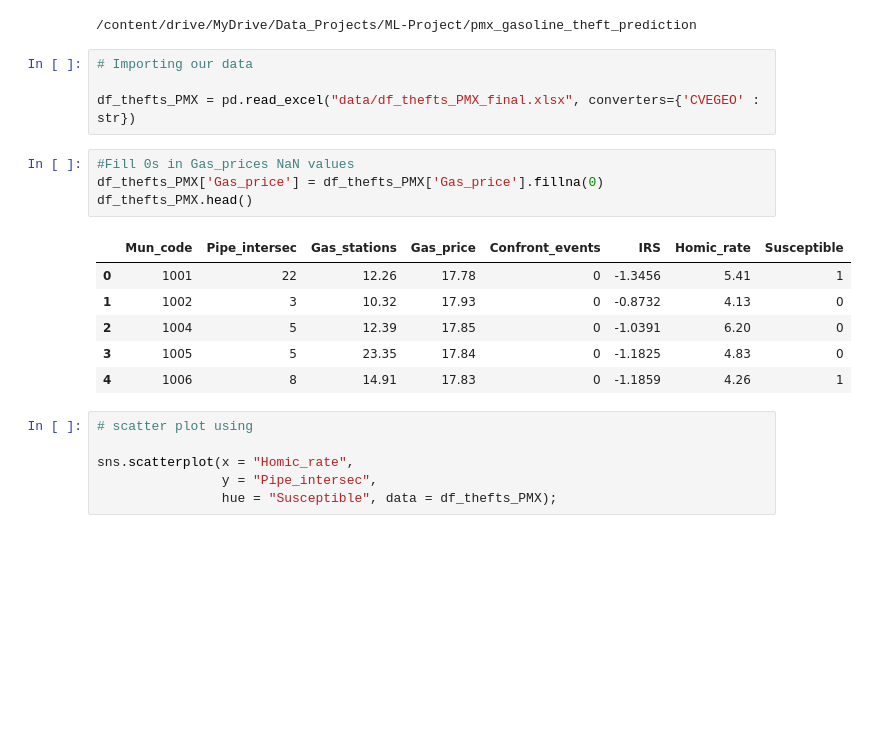
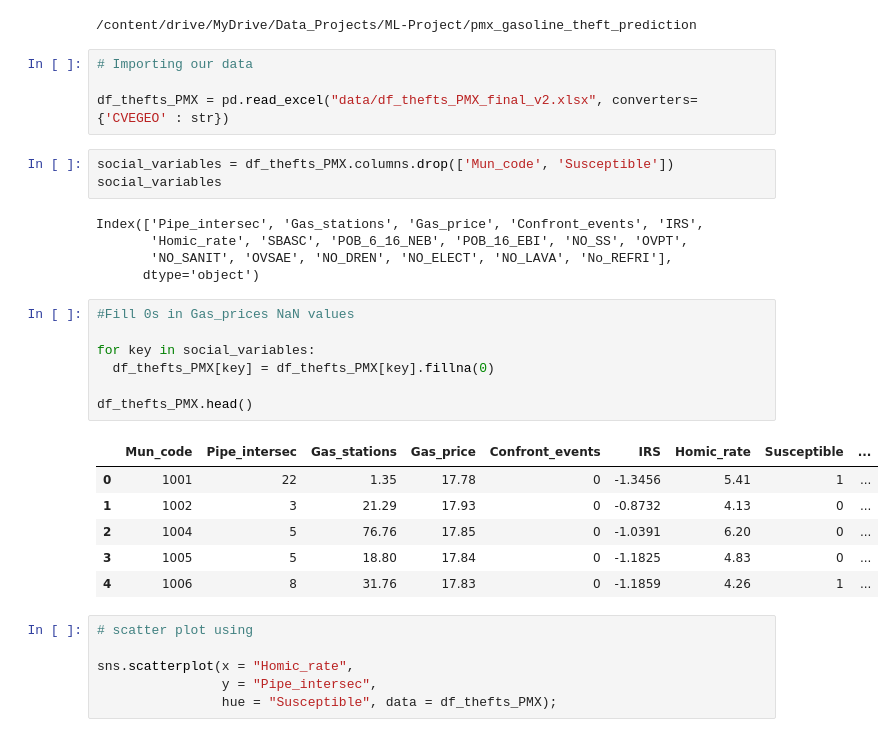
Before and after one commit to jurjoroa/ml_theft_project, a Jupyter notebook: analysis/10_Model_test.ipynb, the cells around one changed output. Drawn from its saved outputs; the diff is of its cells as text; blank space fills up the shorter version.

```diff
--- a/analysis/10_Model_test.ipynb
+++ b/analysis/10_Model_test.ipynb
@@ -20,18 +20,29 @@ Mounted at /content/drive
 # %%
 # Importing our data
 
-df_thefts_PMX = pd.read_excel("data/df_thefts_PMX_final.xlsx", converters={'CVEGEO' : str})
+df_thefts_PMX = pd.read_excel("data/df_thefts_PMX_final_v2.xlsx", converters={'CVEGEO' : str})
+# %%
+social_variables = df_thefts_PMX.columns.drop(['Mun_code', 'Susceptible'])
+social_variables
+# %% [output]
+Index(['Pipe_intersec', 'Gas_stations', 'Gas_price', 'Confront_events', 'IRS',
+       'Homic_rate', 'SBASC', 'POB_6_16_NEB', 'POB_16_EBI', 'NO_SS', 'OVPT',
+       'NO_SANIT', 'OVSAE', 'NO_DREN', 'NO_ELECT', 'NO_LAVA', 'No_REFRI'],
+      dtype='object')
 # %%
 #Fill 0s in Gas_prices NaN values
-df_thefts_PMX['Gas_price'] = df_thefts_PMX['Gas_price'].fillna(0)
+
+for key in social_variables:
+  df_thefts_PMX[key] = df_thefts_PMX[key].fillna(0)
+
 df_thefts_PMX.head()
 # %% [output]
-|  | Mun_code | Pipe_intersec | Gas_stations | Gas_price | Confront_events | IRS | Homic_rate | Susceptible |
-| 0 | 1001 | 22 | 12.26 | 17.78 | 0 | -1.3456 | 5.41 | 1 |
-| 1 | 1002 | 3 | 10.32 | 17.93 | 0 | -0.8732 | 4.13 | 0 |
-| 2 | 1004 | 5 | 12.39 | 17.85 | 0 | -1.0391 | 6.20 | 0 |
-| 3 | 1005 | 5 | 23.35 | 17.84 | 0 | -1.1825 | 4.83 | 0 |
-| 4 | 1006 | 8 | 14.91 | 17.83 | 0 | -1.1859 | 4.26 | 1 |
+|  | Mun_code | Pipe_intersec | Gas_stations | Gas_price | Confront_events | IRS | Homic_rate | Susceptible | ... |
+| 0 | 1001 | 22 | 1.35 | 17.78 | 0 | -1.3456 | 5.41 | 1 | ... |
+| 1 | 1002 | 3 | 21.29 | 17.93 | 0 | -0.8732 | 4.13 | 0 | ... |
+| 2 | 1004 | 5 | 76.76 | 17.85 | 0 | -1.0391 | 6.20 | 0 | ... |
+| 3 | 1005 | 5 | 18.80 | 17.84 | 0 | -1.1825 | 4.83 | 0 | ... |
+| 4 | 1006 | 8 | 31.76 | 17.83 | 0 | -1.1859 | 4.26 | 1 | ... |
 # %%
 # scatter plot using
 
```
Also changed, not shown: parts of 9 cells of this notebook.
